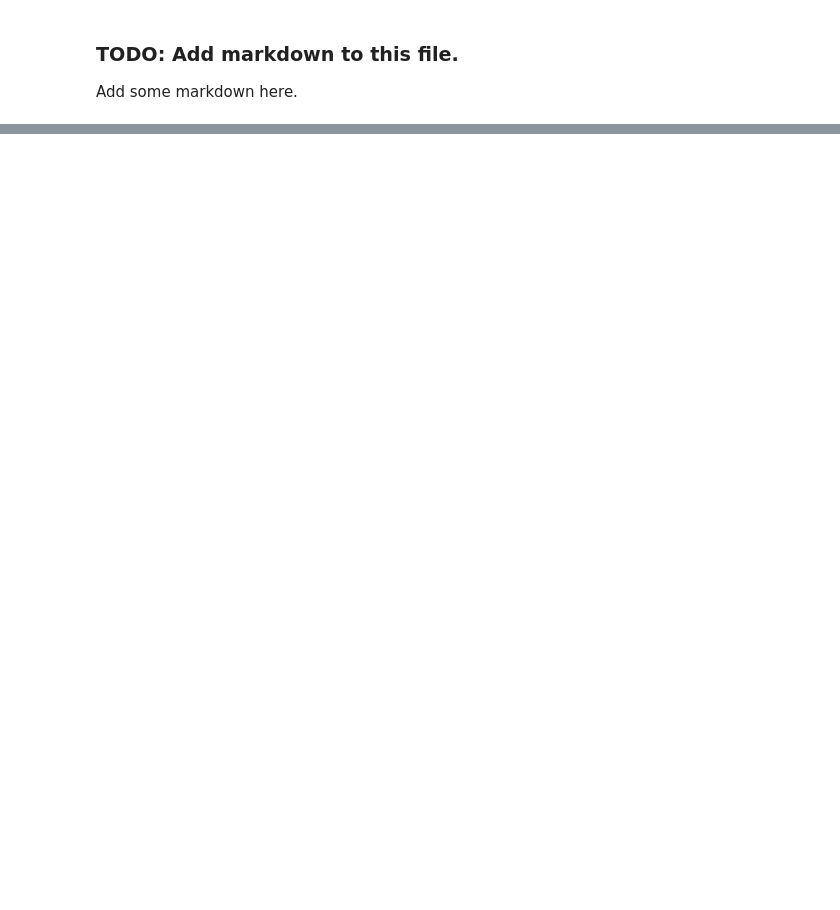
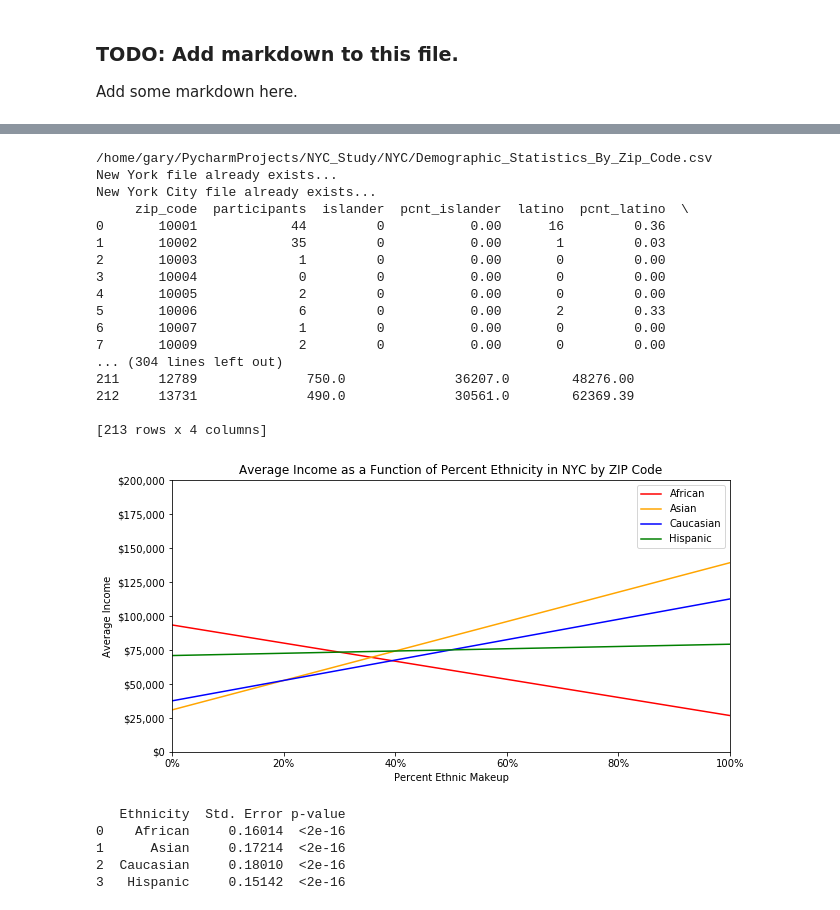
Before and after one commit to garygr2002/data-512-project, a Jupyter notebook: NYC_Study.ipynb, the cells around one changed output, grey strips where cells are left out. Drawn from its saved outputs; the diff is of its cells as text; code cells hidden in the pictures; blank space fills up the shorter version.

Commit message:
Added plotting capability for income based on percent ethnicity, by ZIP code.

```diff
--- a/NYC_Study.ipynb
+++ b/NYC_Study.ipynb
@@ -353,0 +474,64 @@ New York City file already exists...
+# %%
+# Get the fully formatted demographic data and income data.
+demographics = get_demographic_data()
+
+# income = get_income_data_with_agi(demographics[ZIP_CODE_FEATURE])
+income = get_income_data_without_agi(demographics[ZIP_CODE_FEATURE])
+
+# Print the demographic data.
+print(demographics)
+
+# Print the income data.
+print(income)
+
+# Make a sample plot of ethnicities.
+groups = ({COLOR_KEY : 'red',
+           ETHNICITY_KEY : 'African',
+           LESS_KEY : 100000,
+           MORE_KEY : 20000},
+
+          {COLOR_KEY : 'orange',
+           ETHNICITY_KEY : 'Asian',
+           LESS_KEY : 20000,
+           MORE_KEY : 150000},
+
+          {COLOR_KEY : 'blue',
+           ETHNICITY_KEY : 'Caucasian',
+           LESS_KEY : 30000,
+           MORE_KEY : 120000},
+
+          {COLOR_KEY : 'green',
+           ETHNICITY_KEY : 'Hispanic',
+           LESS_KEY : 70000,
+           MORE_KEY : 80000})
+
+plot_lines(groups)
+
+signficance = pd.DataFrame({'Ethnicity' : ('African', 'Asian', 'Caucasian', 'Hispanic'),
+                            'Std. Error' : (0.16014, 0.17214, 0.1801, 0.15142),
+                            'p-value' : '<2e-16'})
+print(signficance)
+# %% [output]
+/home/gary/PycharmProjects/NYC_Study/NYC/Demographic_Statistics_By_Zip_Code.csv
+New York file already exists...
+New York City file already exists...
+     zip_code  participants  islander  pcnt_islander  latino  pcnt_latino  \
+0       10001            44         0           0.00      16         0.36
+1       10002            35         0           0.00       1         0.03
+2       10003             1         0           0.00       0         0.00
+3       10004             0         0           0.00       0         0.00
+4       10005             2         0           0.00       0         0.00
+5       10006             6         0           0.00       2         0.33
+6       10007             1         0           0.00       0         0.00
+7       10009             2         0           0.00       0         0.00
+... (304 lines left out)
+211     12789              750.0              36207.0        48276.00
+212     13731              490.0              30561.0        62369.39
+
+[213 rows x 4 columns]
+[figure, added]
+   Ethnicity  Std. Error p-value
+0    African     0.16014  <2e-16
+1      Asian     0.17214  <2e-16
+2  Caucasian     0.18010  <2e-16
+3   Hispanic     0.15142  <2e-16
```
Also changed, not shown: parts of 2 cells of this notebook, 1 other file.
